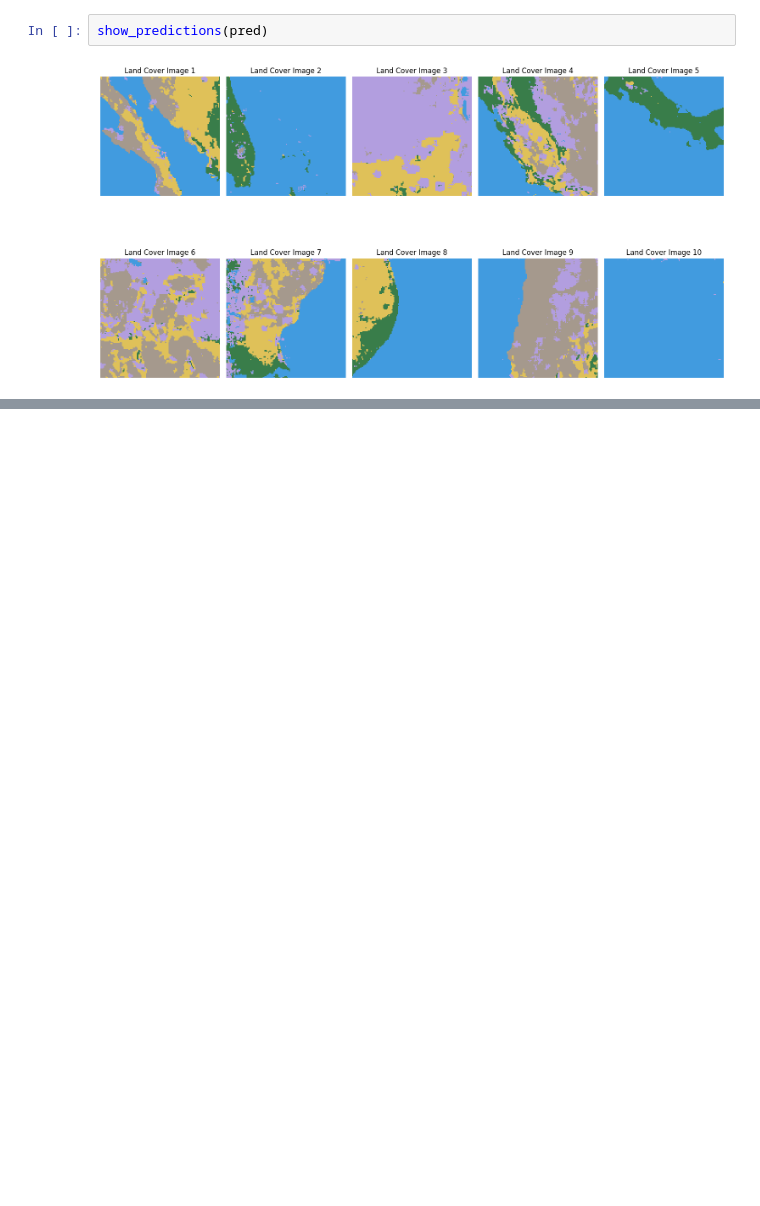
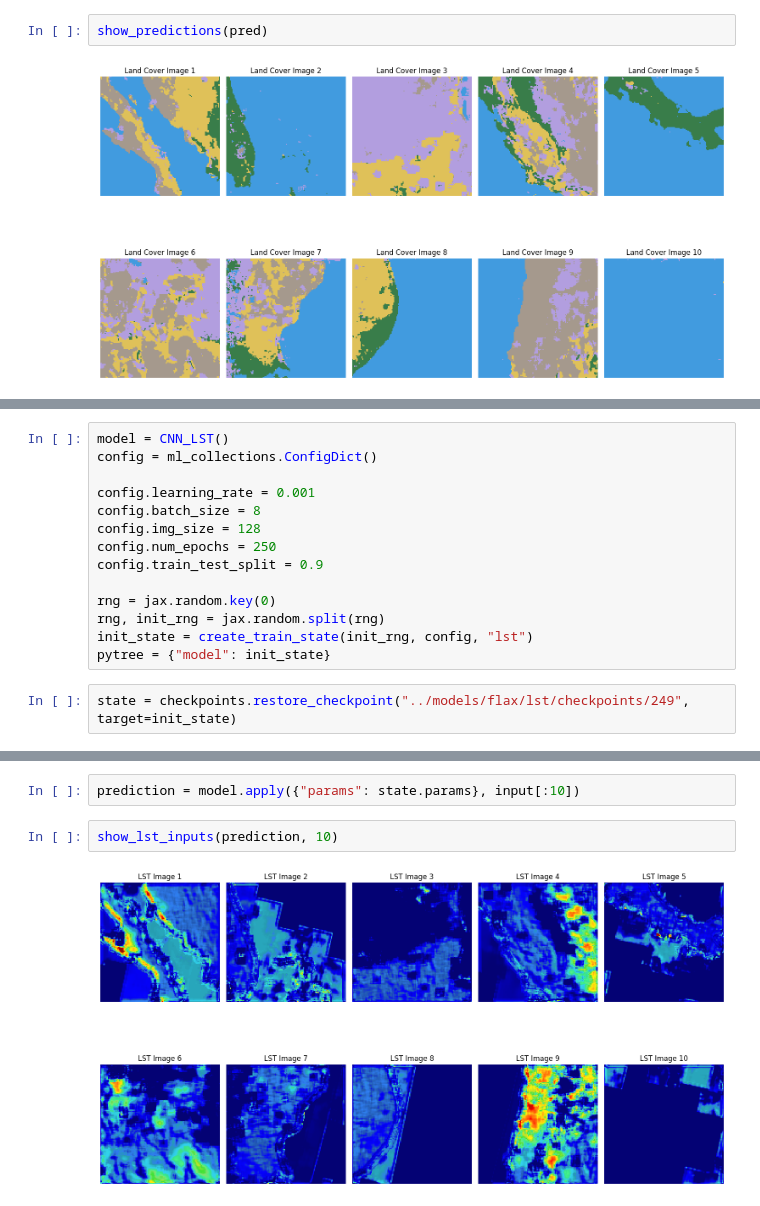
Before and after one commit to rohitp934/big_data_project, a Jupyter notebook: trainer/flax_inference.ipynb, the cells around one changed output, grey strips where cells are left out. Saved outputs shown, nothing was run; the diff lists cells and outputs as text; blank space fills up the shorter version.

```diff
--- a/trainer/flax_inference.ipynb
+++ b/trainer/flax_inference.ipynb
@@ -517,0 +336,16 @@ np.savetxt("output.csv", output, delimiter=",")
+# %%
+model = CNN_LST()
+config = ml_collections.ConfigDict()
+
+config.learning_rate = 0.001
+config.batch_size = 8
+config.img_size = 128
+config.num_epochs = 250
+config.train_test_split = 0.9
+
+rng = jax.random.key(0)
+rng, init_rng = jax.random.split(rng)
+init_state = create_train_state(init_rng, config, "lst")
+pytree = {"model": init_state}
+# %%
+state = checkpoints.restore_checkpoint("../models/flax/lst/checkpoints/249", target=init_state)
@@ -517,0 +354,6 @@ np.savetxt("output.csv", output, delimiter=",")
+# %%
+prediction = model.apply({"params": state.params}, input[:10])
+# %%
+show_lst_inputs(prediction, 10)
+# %% [output]
+[figure, added]
```
Also changed, not shown: parts of 42 cells of this notebook, 1 other file.
